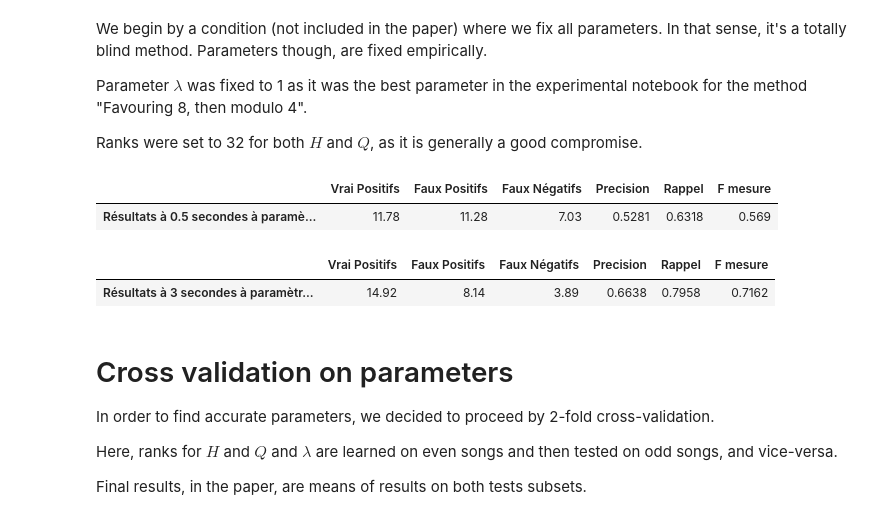
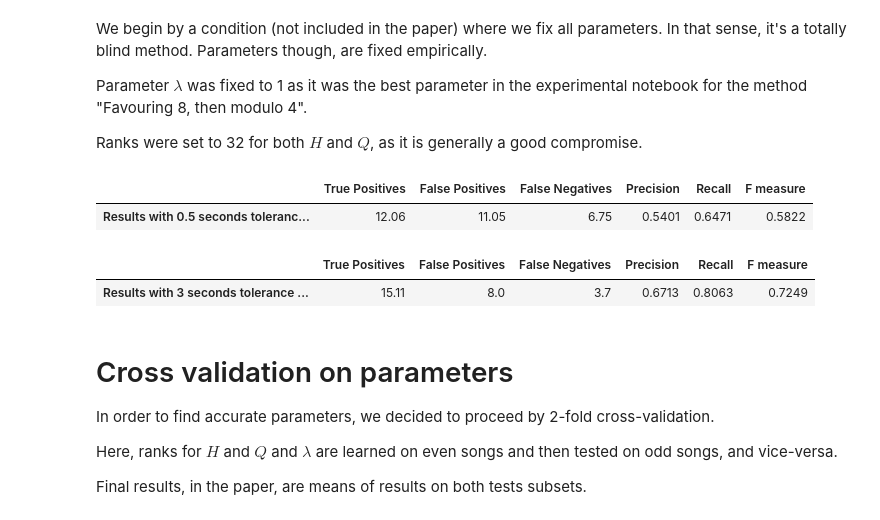
Before and after one commit to ax-le/MusicNTD, a Jupyter notebook: Notebooks/6.1 - Final Results for NTD.ipynb, the cells around one changed output. Cells and saved outputs as stored; diff of their text form; code cells hidden in the pictures.

```diff
--- a/Notebooks/6.1 - Final Results for NTD.ipynb
+++ b/Notebooks/6.1 - Final Results for NTD.ipynb
@@ -34,5 +34,6 @@ penalty_range = [i/10 for i in range(0,20)]
 # %% [markdown]
 Below is the convolution kernel we will use.
 # %%
-plot_me_this_spectrogram(as_seg.compute_all_kernels(10)[-1], title="Kernel", x_axis = None, y_axis = None)
+convolution_type = "eight_bands"
+plot_me_this_spectrogram(as_seg.compute_all_kernels(10, convolution_type = convolution_type)[-1], title="Kernel", x_axis = None, y_axis = None)
 # %% [output]
@@ -46,12 +47,12 @@ Parameter $\lambda$ was fixed to 1 as it was the best parameter in the experimen
 
 Ranks were set to 32 for both $H$ and $Q$, as it is generally a good compromise.
 # %%
-test.final_results_fixed_conditions(entire_rwc, [12,32,32], penalty_weight = 1, annotations_type = annotations_type, subdivision = subdivision, penalty_func = penalty_func, legend = "à paramètres fixés en dur.")
+_ = test.final_results_fixed_conditions(entire_rwc, [12,32,32], penalty_weight = 1, annotations_type = annotations_type, subdivision = subdivision, penalty_func = penalty_func, legend = "with fixed conditions", convolution_type = convolution_type)
 # %% [output]
-|  | Vrai Positifs | Faux Positifs | Faux Négatifs | Precision | Rappel | F mesure |
-| Résultats à 0.5 secondes à paramè... | 11.78 | 11.28 | 7.03 | 0.5281 | 0.6318 | 0.569 |
+|  | True Positives | False Positives | False Negatives | Precision | Recall | F measure |
+| Results with 0.5 seconds toleranc... | 12.06 | 11.05 | 6.75 | 0.5401 | 0.6471 | 0.5822 |
-|  | Vrai Positifs | Faux Positifs | Faux Négatifs | Precision | Rappel | F mesure |
-| Résultats à 3 secondes à paramètr... | 14.92 | 8.14 | 3.89 | 0.6638 | 0.7958 | 0.7162 |
+|  | True Positives | False Positives | False Negatives | Precision | Recall | F measure |
+| Results with 3 seconds tolerance ... | 15.11 | 8.0 | 3.7 | 0.6713 | 0.8063 | 0.7249 |
 # %% [markdown]
 # Cross validation on parameters
 
```
Also changed, not shown: parts of 19 cells of this notebook, 22 other files.
